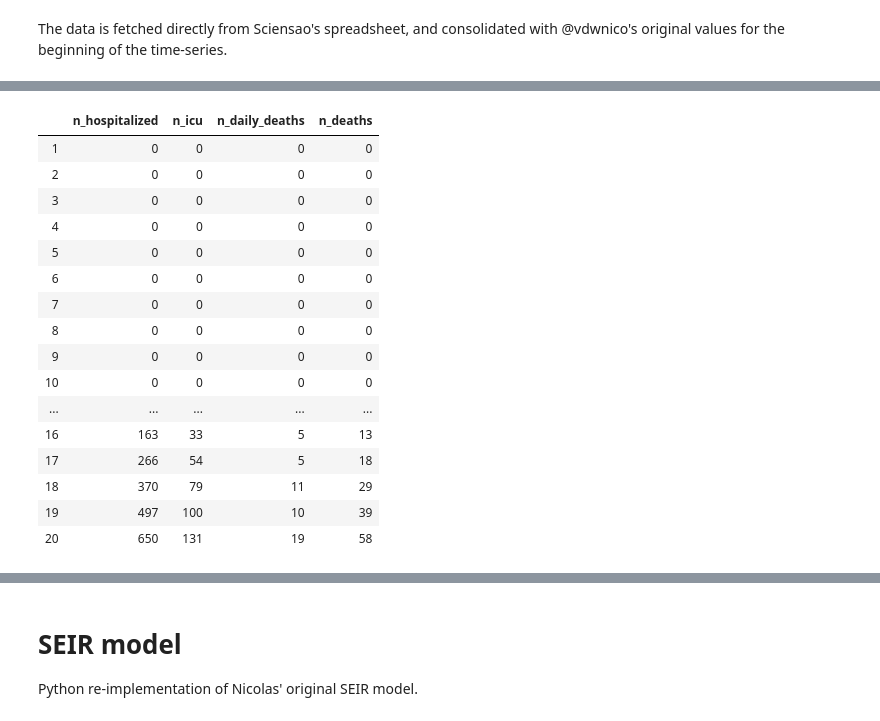
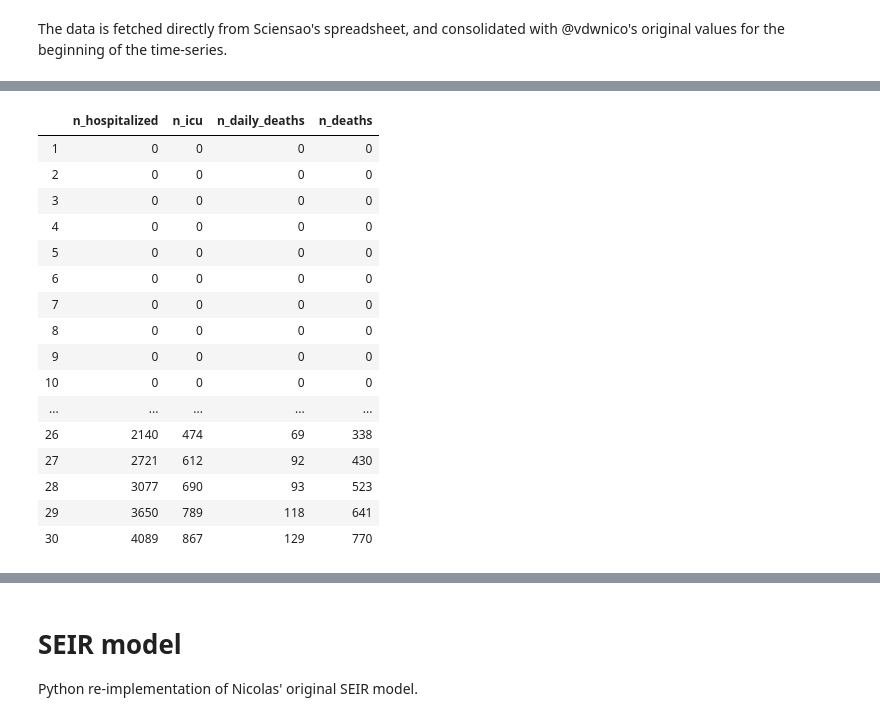
Before and after one commit to glouppe/covid19be, a Jupyter notebook: vdwnico-reimplementation-consolidated-Boostraping.ipynb, the cells around one changed output, grey strips where cells are left out. Drawn from its saved outputs; the diff is of its cells as text; code cells hidden in the pictures.

```diff
--- a/vdwnico-reimplementation-consolidated-Boostraping.ipynb
+++ b/vdwnico-reimplementation-consolidated-Boostraping.ipynb
@@ -81,25 +82,25 @@ data = pd.DataFrame({
 
 data["n_deaths"] = data["n_daily_deaths"].cumsum()
 # %%
-data.head(20)
+data.head(30)
 # %% [output]
 |  | n_hospitalized | n_icu | n_daily_deaths | n_deaths |
 | 1 | 0 | 0 | 0 | 0 |
 | 2 | 0 | 0 | 0 | 0 |
 | 3 | 0 | 0 | 0 | 0 |
 | 4 | 0 | 0 | 0 | 0 |
 | 5 | 0 | 0 | 0 | 0 |
 | 6 | 0 | 0 | 0 | 0 |
 | 7 | 0 | 0 | 0 | 0 |
 | 8 | 0 | 0 | 0 | 0 |
 | 9 | 0 | 0 | 0 | 0 |
 | 10 | 0 | 0 | 0 | 0 |
 | ... | ... | ... | ... | ... |
-| 16 | 163 | 33 | 5 | 13 |
-| 17 | 266 | 54 | 5 | 18 |
-| 18 | 370 | 79 | 11 | 29 |
-| 19 | 497 | 100 | 10 | 39 |
-| 20 | 650 | 131 | 19 | 58 |
+| 26 | 2140 | 474 | 69 | 338 |
+| 27 | 2721 | 612 | 92 | 430 |
+| 28 | 3077 | 690 | 93 | 523 |
+| 29 | 3650 | 789 | 118 | 641 |
+| 30 | 4089 | 867 | 129 | 770 |
 # %%
 data.plot(style=".")
 # %% [output]
```
Also changed, not shown: parts of 18 cells of this notebook.
